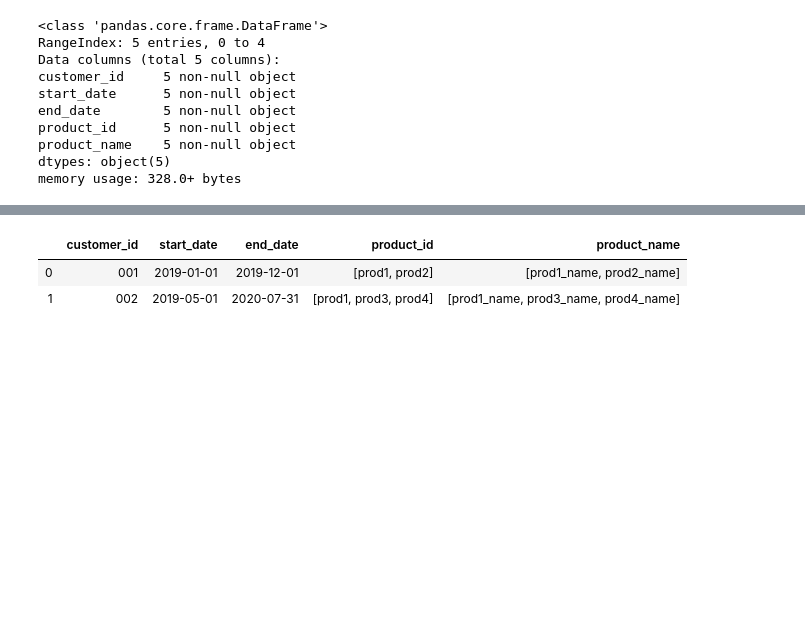
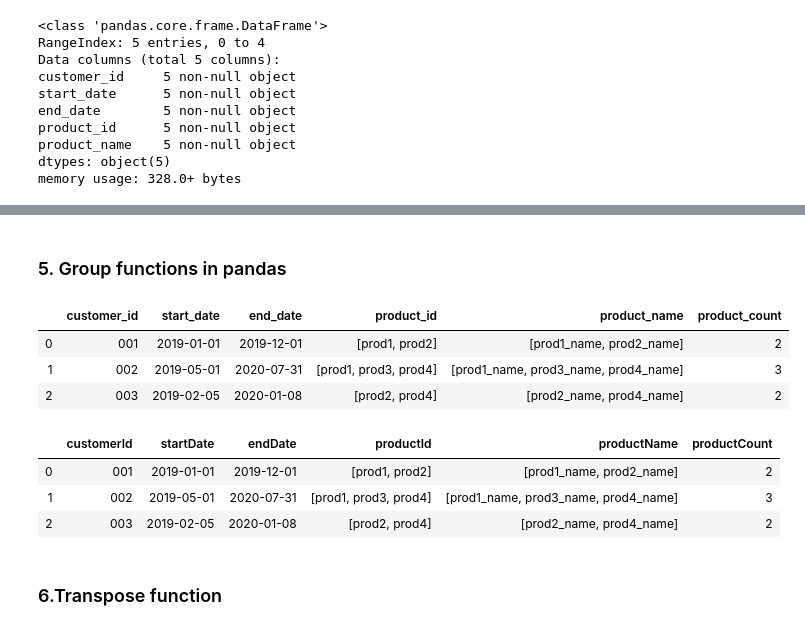
Before and after one commit to quyentn/Quyen_learning_repository, a Jupyter notebook: Pandas_Dataframe.ipynb, the cells around one changed output, grey strips where cells are left out. Saved outputs shown, nothing was run; the diff lists cells and outputs as text; code cells hidden in the pictures; blank space fills up the shorter version.

Commit message:
update Pandas instruction

```diff
--- a/Pandas_Dataframe.ipynb
+++ b/Pandas_Dataframe.ipynb
@@ -32,0 +153,8 @@ memory usage: 328.0+ bytes
+# %%
+#hard code new column (get transaction value default to 0)
+df['transaction1']=0
+df.loc[df.product_id =='prod1','transaction1'] = 10
+df.loc[df.product_id =='prod2','transaction1'] = 20
+#non-default value for new column will result to na value
+df.loc[df.product_id =='prod3','transaction2'] = 30
+df
@@ -32,0 +177,4 @@ memory usage: 328.0+ bytes
+# %%
+#fix na value with fillna and pass in a dictionary with multiple columns
+df = df.fillna(value={'transaction2':0})
+df
@@ -32,0 +223,13 @@ memory usage: 328.0+ bytes
+# %%
+#Create a new dataframe to concat with original df
+df3 = pd.DataFrame(zip(['003','003'],
+                      ['2019-02-05','2019-02-05'],
+                      ['2020-01-08','2020-01-08'],
+                      ['prod2','prod4'],
+                      ['prod2_name','prod4_name']),
+                  columns = ['customer_id', 'start_date','end_date','product_id','product_name'])
+df3['start_date'] = pd.to_datetime(df3['start_date'])
+df3['end_date'] = pd.to_datetime(df3['end_date'])
+df3.loc[df3.start_date<'2019-02-03','customer_category'] = 'old customer'
+df3.loc[df3.start_date>='2019-02-03','customer_category'] = 'new customer'
+df3
@@ -32,0 +240,4 @@ memory usage: 328.0+ bytes
+# %%
+#Horizontal concatenate (axis =0)
+combined_df = pd.concat([df[df3.columns],df3],axis =0) #select only common columns from df
+combined_df
@@ -33,12 +253,30 @@ memory usage: 328.0+ bytes
+# %% [markdown]
+### 5. Group functions in pandas
 # %%
 #Group Data
-df_group = df.groupby(('customer_id', 'start_date','end_date'))\
-             .agg({'product_id': lambda x :list(x),
-                   'product_name': lambda x :list(x)
-                   })
+#len to count number of rows
+#rename column using dictionary
+df_group = combined_df.groupby(('customer_id', 'start_date','end_date'))\
+                      .agg({'product_id': lambda x :list(x),
+                            'product_name': lambda x :list(x),
+                            'customer_category':len})\
+                      .rename(columns ={'customer_category':'product_count'})
+
 df_group.reset_index(inplace = True)
 df_group
 # %% [output]
-|  | customer_id | start_date | end_date | product_id | product_name |
-| 0 | 001 | 2019-01-01 | 2019-12-01 | [prod1, prod2] | [prod1_name, prod2_name] |
-| 1 | 002 | 2019-05-01 | 2020-07-31 | [prod1, prod3, prod4] | [prod1_name, prod3_name, prod4_name] |
+|  | customer_id | start_date | end_date | product_id | product_name | product_count |
+| 0 | 001 | 2019-01-01 | 2019-12-01 | [prod1, prod2] | [prod1_name, prod2_name] | 2 |
+| 1 | 002 | 2019-05-01 | 2020-07-31 | [prod1, prod3, prod4] | [prod1_name, prod3_name, prod4_name] | 3 |
+| 2 | 003 | 2019-02-05 | 2020-01-08 | [prod2, prod4] | [prod2_name, prod4_name] | 2 |
+# %%
+#Rename all columns
+df_group.columns =['customerId','startDate','endDate','productId','productName','productCount']
+df_group
+# %% [output]
+|  | customerId | startDate | endDate | productId | productName | productCount |
+| 0 | 001 | 2019-01-01 | 2019-12-01 | [prod1, prod2] | [prod1_name, prod2_name] | 2 |
+| 1 | 002 | 2019-05-01 | 2020-07-31 | [prod1, prod3, prod4] | [prod1_name, prod3_name, prod4_name] | 3 |
+| 2 | 003 | 2019-02-05 | 2020-01-08 | [prod2, prod4] | [prod2_name, prod4_name] | 2 |
+# %% [markdown]
+### 6.Transpose function
```
Also changed, not shown: parts of 30 cells of this notebook, 1 other file.
